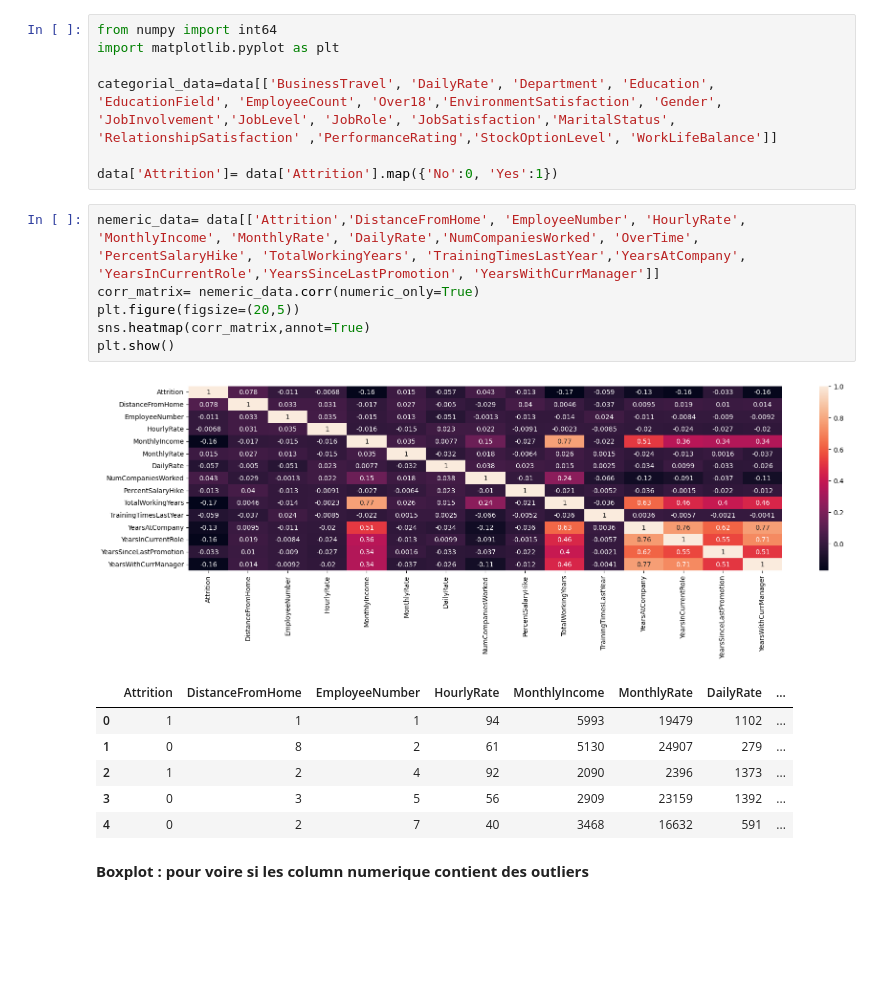
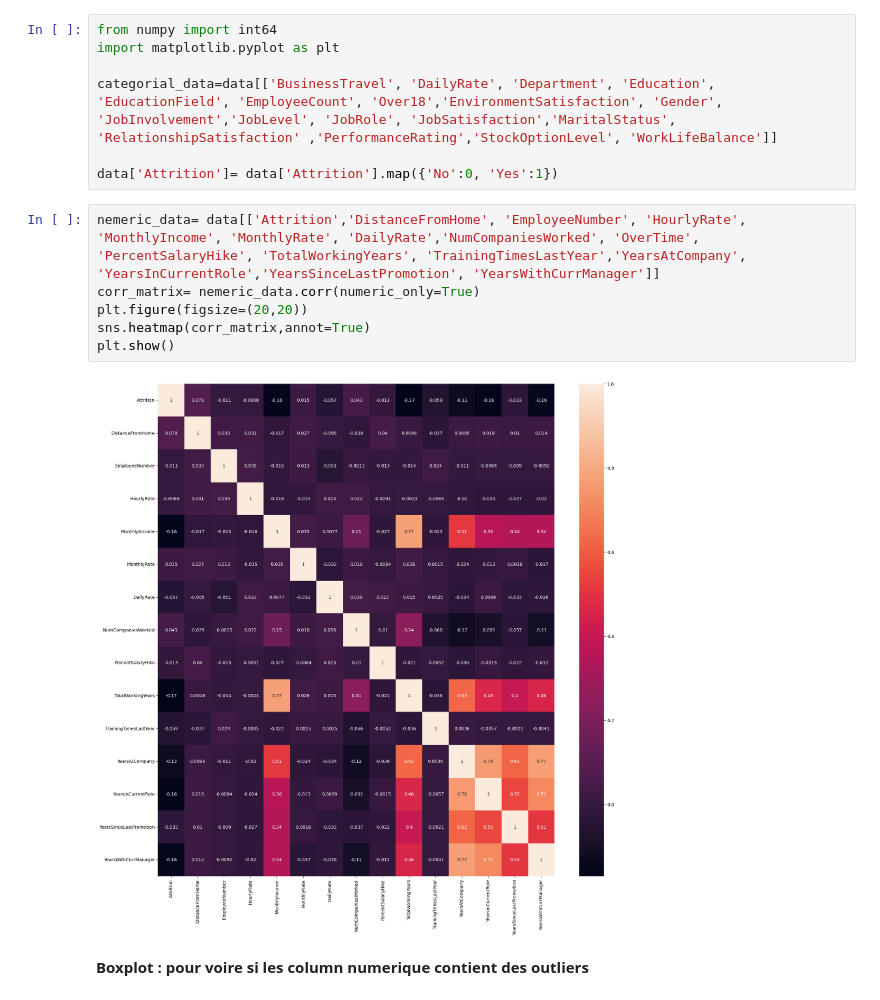
Before and after one commit to Maryemelb/backend_predicteur_de_depart_et_assistant_rh, a Jupyter notebook: ml/models/nootbook.ipynb, the cells around one changed output. Saved outputs shown, nothing was run; the diff lists cells and outputs as text; blank space fills up the shorter version.

```diff
--- a/ml/models/nootbook.ipynb
+++ b/ml/models/nootbook.ipynb
@@ -101,17 +105,11 @@ data['Attrition']= data['Attrition'].map({'No':0, 'Yes':1})
 # %%
 nemeric_data= data[['Attrition','DistanceFromHome', 'EmployeeNumber', 'HourlyRate', 'MonthlyIncome', 'MonthlyRate', 'DailyRate','NumCompaniesWorked', 'OverTime', 'PercentSalaryHike', 'TotalWorkingYears', 'TrainingTimesLastYear','YearsAtCompany', 'YearsInCurrentRole','YearsSinceLastPromotion', 'YearsWithCurrManager']]
 corr_matrix= nemeric_data.corr(numeric_only=True)
-plt.figure(figsize=(20,5))
+plt.figure(figsize=(20,20))
 sns.heatmap(corr_matrix,annot=True)
 plt.show()
 # %% [output]
-[figure, old version]
+[figure, new version]
-|  | Attrition | DistanceFromHome | EmployeeNumber | HourlyRate | MonthlyIncome | MonthlyRate | DailyRate | ... |
-| 0 | 1 | 1 | 1 | 94 | 5993 | 19479 | 1102 | ... |
-| 1 | 0 | 8 | 2 | 61 | 5130 | 24907 | 279 | ... |
-| 2 | 1 | 2 | 4 | 92 | 2090 | 2396 | 1373 | ... |
-| 3 | 0 | 3 | 5 | 56 | 2909 | 23159 | 1392 | ... |
-| 4 | 0 | 2 | 7 | 40 | 3468 | 16632 | 591 | ... |
 # %% [markdown]
 **Boxplot : pour voire si les column numerique contient des outliers**
 # %%
```
Also changed, not shown: parts of 2 cells of this notebook, 6 other files.
